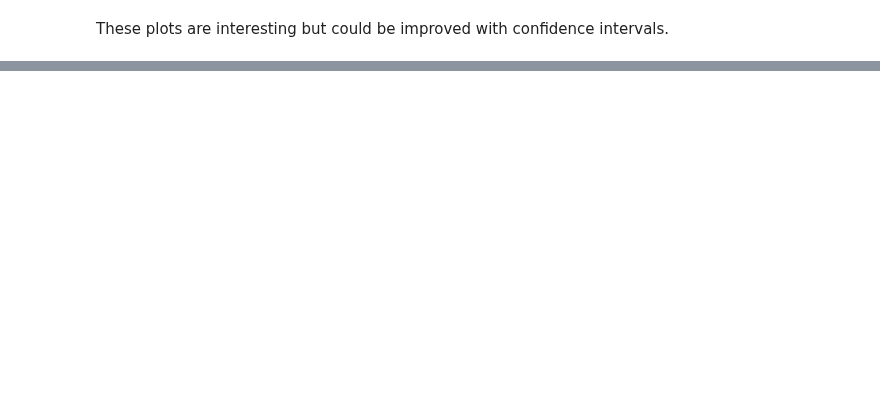
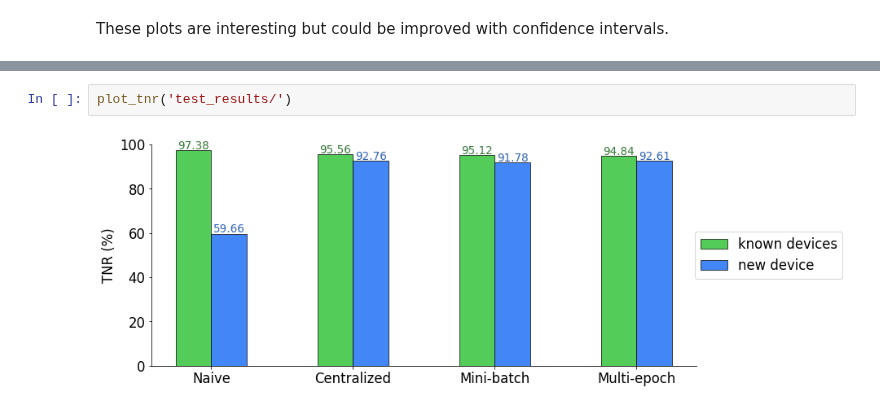
Before and after one commit to ValerianRey/fed_iot_guard, a Jupyter notebook: Test results.ipynb, the cells around one changed output, grey strips where cells are left out. Drawn from its saved outputs; the diff is of its cells as text; blank space fills up the shorter version.

```diff
--- a/Test results.ipynb
+++ b/Test results.ipynb
@@ -590,0 +769,4 @@ These plots are interesting but could be improved with confidence intervals.
+# %%
+plot_tnr('test_results/')
+# %% [output]
+[figure, added]
```
Also changed, not shown: parts of 17 cells of this notebook.
